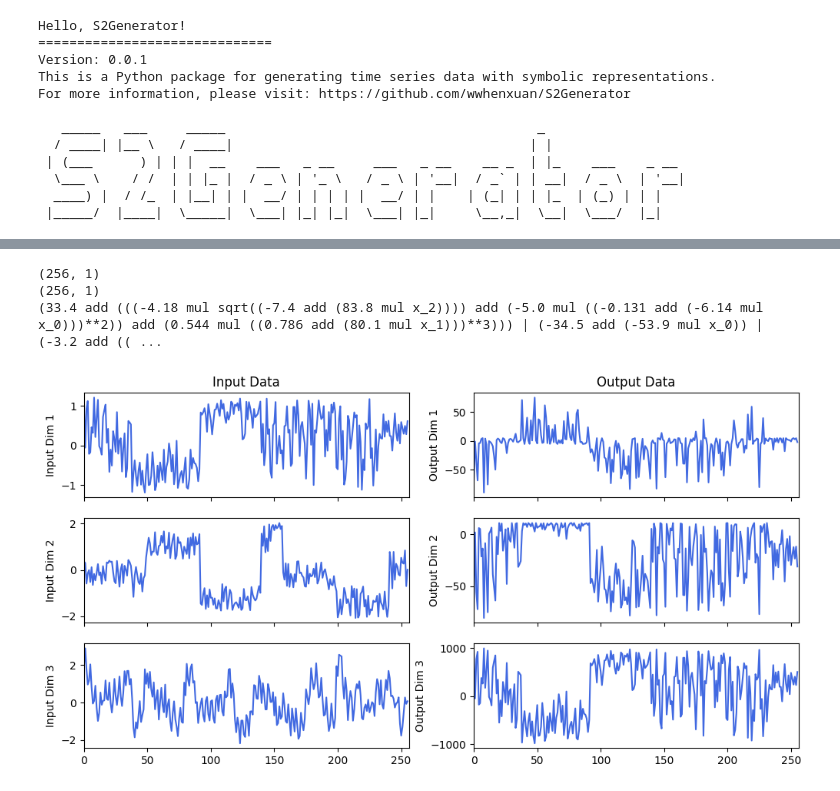
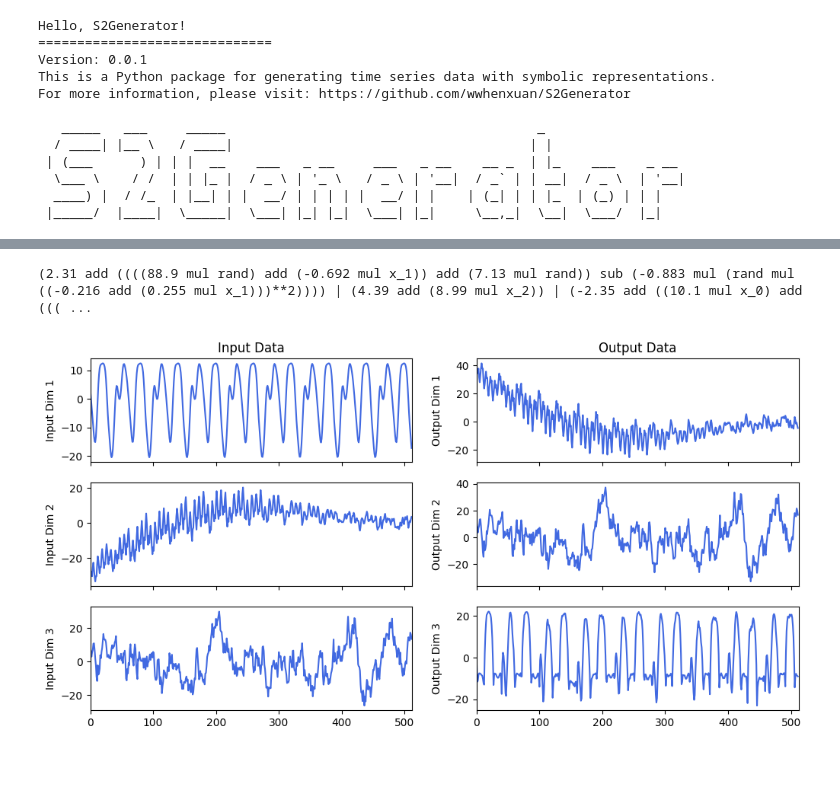
Before and after one commit to changewam/S2Generator, a Jupyter notebook: examples/1-basic_demo.ipynb, the cells around one changed output, grey strips where cells are left out. Cells and saved outputs as stored; diff of their text form; code cells hidden in the pictures; blank space fills up the shorter version.

Commit message:
whenxuan: update the printstatus for the s2generator

```diff
--- a/examples/1-basic_demo.ipynb
+++ b/examples/1-basic_demo.ipynb
@@ -86,7 +64,0 @@ fig = plot_series(x, y)
-# %%
-rng = np.random.RandomState(556)  # Change the random seed
-params.solve_diff = 1  # Set the order of differential equation solving
-# Try to generate the multi-channels time series
-trees, x, y = generator.run(rng, input_dimension=2, output_dimension=2, n_points=256)
-print(trees)
-fig = plot_series(x, y)
@@ -98,0 +65,11 @@ fig.savefig("../images/ID2_OD2.jpg", dpi=300, bbox_inches="tight")
+# %%
+# Try to generate the 2-channels and longer time series
+trees, x, y = generator.run(
+    rng,
+    input_dimension=2,
+    output_dimension=2,
+    n_inputs_points=512,
+    output_normalize="z-score",
+)
+print(trees)
+fig = plot_series(x, y)
@@ -99,11 +79,15 @@ fig.savefig("../images/ID2_OD2.jpg", dpi=300, bbox_inches="tight")
 # %%
 # Try to generate the 3-channels time series
-trees, x, y = generator.run(rng, input_dimension=3, output_dimension=3, n_points=256)
+trees, x, y = generator.run(
+    rng,
+    input_dimension=3,
+    output_dimension=3,
+    n_inputs_points=512,
+    output_normalize="z-score",
+)
 print(trees)
 fig = plot_series(x, y)
 # %% [output]
-(256, 1)
-(256, 1)
-(33.4 add (((-4.18 mul sqrt((-7.4 add (83.8 mul x_2)))) add (-5.0 mul ((-0.131 add (-6.14 mul x_0)))**2)) add (0.544 mul ((0.786 add (80.1 mul x_1)))**3))) | (-34.5 add (-53.9 mul x_0)) | (-3.2 add (( ...
+(2.31 add ((((88.9 mul rand) add (-0.692 mul x_1)) add (7.13 mul rand)) sub (-0.883 mul (rand mul ((-0.216 add (0.255 mul x_1)))**2)))) | (4.39 add (8.99 mul x_2)) | (-2.35 add ((10.1 mul x_0) add ((( ...
-[figure, old version]
+[figure, new version]
 # %%
```
Also changed, not shown: parts of 9 cells of this notebook, 5 other files.
